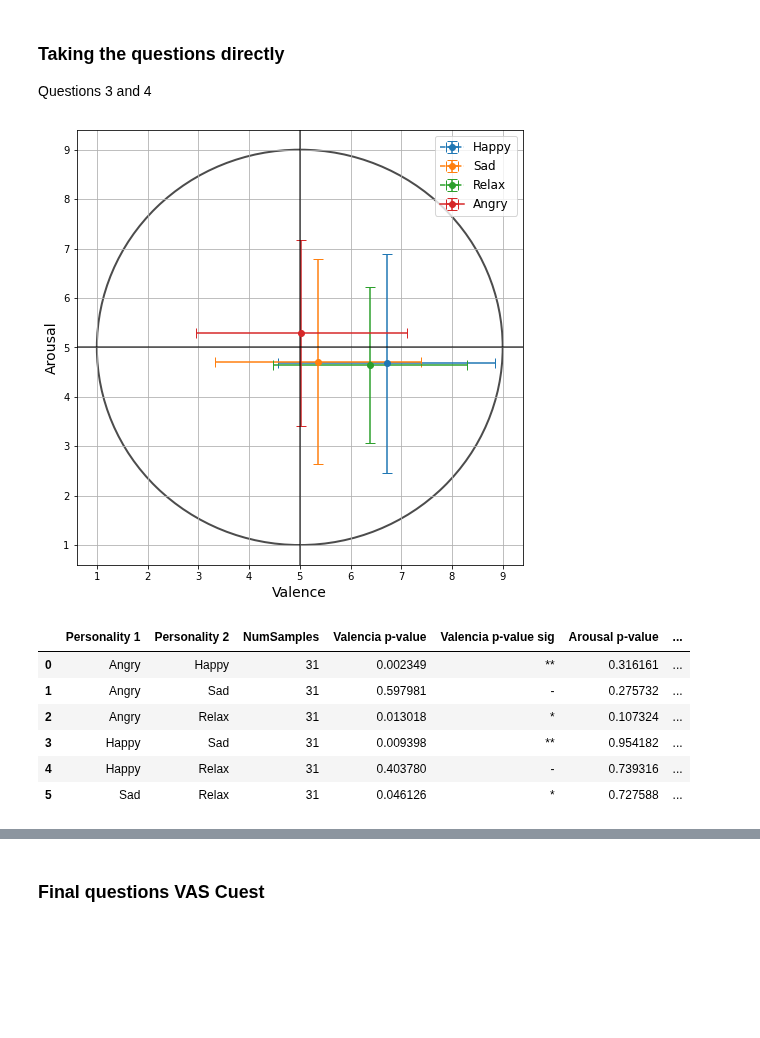
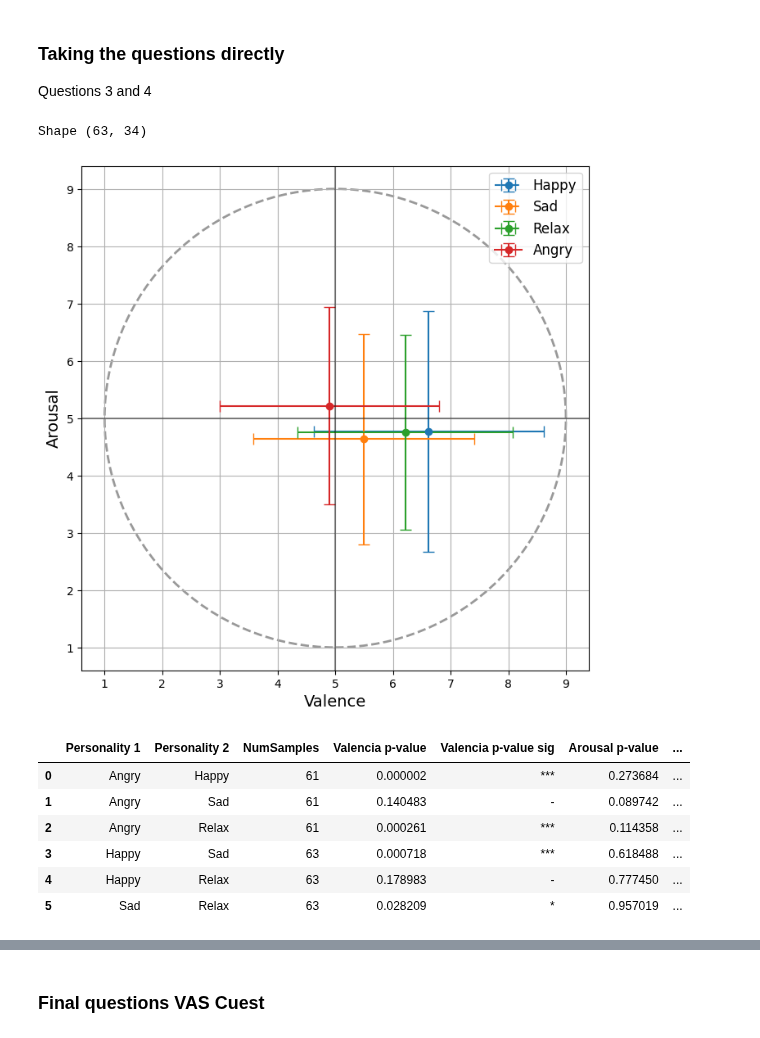
Before and after one commit to ASAPLableni/LableniBot, a Jupyter notebook: DataAnalysis/AnalysisQuest.ipynb, the cells around one changed output, grey strips where cells are left out. Cells and saved outputs as stored; diff of their text form; code cells hidden in the pictures; blank space fills up the shorter version.

```diff
--- a/DataAnalysis/AnalysisQuest.ipynb
+++ b/DataAnalysis/AnalysisQuest.ipynb
@@ -130,7 +127,7 @@ Index(['respondent_id', 'collector_id', 'date_created', 'date_modified',
 # %% [markdown]
 ### Demographic
 # %%
-df_demo = pd.read_csv("../Cuestionarios/CHATBOTs_Demografico.csv", skiprows=[1])
+df_demo = pd.read_excel("../Cuestionarios/CHATBOTs_Demografico.xlsx", skiprows=[1])
 print("Shape", df_demo.shape)
 print(df_demo.columns)
 # %% [output]
@@ -598,4 +627,4 @@ for i_pers, pers in enumerate(personality_cuest_list):
 # %% [markdown]
 ## PHQ-9
 # %%
-df_phq9 = pd.read_csv("../Cuestionarios/CHATBOTs_PHQ-9.csv", skiprows=[1])
+df_phq9 = pd.read_excel("../Cuestionarios/CHATBOTs_PHQ-9.xlsx", skiprows=[1])
@@ -608,4 +659,4 @@ cols_to_sum = [
 # %%
 df_phq9["TotalSum"] = np.nansum(df_phq9[cols_to_sum], axis=1)
 # %%
-phq9_th_depress = 5
+phq9_th_depress = 10
@@ -639,32 +739,39 @@ Num of subjects 34
 # Cuest Analysis
 # %%
 df_angry = pd.read_csv("../Cuestionarios/PostProcessedCuest/CuestAvatarAngry.csv")
-idx_clean = [i_us for i_us, us in enumerate(df_angry["Usuario"]) if "User" in us and us in subj_no_depress_list]
+idx_clean = [i_us for i_us, us in enumerate(df_angry["Usuario"]) if us in subj_no_depress_list]
+# idx_clean = [i_us for i_us, us in enumerate(df_angry["Usuario"])]
 df_angry = df_angry.loc[idx_clean]
 df_angry["Personality"] = "Angry"
+print("Angry shape", df_angry.shape)
 
 df_happy = pd.read_csv("../Cuestionarios/PostProcessedCuest/CuestAvatarHappy.csv")
-idx_clean = [i_us for i_us, us in enumerate(df_happy["Usuario"]) if "User" in us and us in subj_no_depress_list]
+idx_clean = [i_us for i_us, us in enumerate(df_happy["Usuario"]) if us in subj_no_depress_list]
+# idx_clean = [i_us for i_us, us in enumerate(df_angry["Usuario"])]
 df_happy = df_happy.loc[idx_clean]
 df_happy["Personality"] = "Happy"
 
 df_relax = pd.read_csv("../Cuestionarios/PostProcessedCuest/CuestAvatarRelax.csv")
-idx_clean = [i_us for i_us, us in enumerate(df_relax["Usuario"]) if "User" in us and us in subj_no_depress_list]
+idx_clean = [i_us for i_us, us in enumerate(df_relax["Usuario"]) if us in subj_no_depress_list]
+# idx_clean = [i_us for i_us, us in enumerate(df_angry["Usuario"])]
 df_relax = df_relax.loc[idx_clean]
 df_relax["Personality"] = "Relax"
 
 df_sad = pd.read_csv("../Cuestionarios/PostProcessedCuest/CuestAvatarSad.csv")
-idx_clean = [i_us for i_us, us in enumerate(df_sad["Usuario"]) if "User" in us and us in subj_no_depress_list]
+idx_clean = [i_us for i_us, us in enumerate(df_sad["Usuario"]) if us in subj_no_depress_list]
+# idx_clean = [i_us for i_us, us in enumerate(df_angry["Usuario"])]
 df_sad = df_sad.loc[idx_clean]
 df_sad["Personality"] = "Sad"
 
 df_neutral1 = pd.read_csv("../Cuestionarios/PostProcessedCuest/CuestAvatarN1.csv")
-idx_clean = [i_us for i_us, us in enumerate(df_sad["Usuario"]) if "User" in us and us in subj_no_depress_list]
+idx_clean = [i_us for i_us, us in enumerate(df_sad["Usuario"]) if us in subj_no_depress_list]
+# idx_clean = [i_us for i_us, us in enumerate(df_angry["Usuario"])]
 df_neutral1 = df_neutral1.loc[idx_clean]
 df_neutral1["Personality"] = "Neutral1"
 
 df_neutral2 = pd.read_csv("../Cuestionarios/PostProcessedCuest/CuestAvatarN2.csv")
-idx_clean = [i_us for i_us, us in enumerate(df_sad["Usuario"]) if "User" in us and us in subj_no_depress_list]
+idx_clean = [i_us for i_us, us in enumerate(df_sad["Usuario"]) if us in subj_no_depress_list]
+# idx_clean = [i_us for i_us, us in enumerate(df_angry["Usuario"])]
 df_neutral2 = df_neutral2.loc[idx_clean]
 df_neutral2["Personality"] = "Neutral2"
 
@@ -697,12 +832,16 @@ def rescale_feature(array, min_sc=-4, max_sc=4):
     num = max_sc * ( array-np.min(array) ) + min_sc * ( np.max(array) - array)
     den = np.max(array)-np.min(array)
     return num/den
+# %%
+print("Shape", df_happy.shape)
+# %% [output]
+Shape (63, 34)
 # %%
 # #######################
 # ### SAM for Subject ###
 # #######################
 
-circle2 = plt.Circle((5, 5), 4, color='black', fill=False, linewidth=2, alpha=0.7)
+circle2 = plt.Circle((5, 5), 4, color='black', fill=False, linewidth=2, alpha=0.4, linestyle="--")
 
 fig, ax = plt.subplots(figsize=(8, 8)) # note we must use plt.subplots, not plt.subplot
 # (or if you have an existing figure)
@@ -710,9 +849,9 @@ fig, ax = plt.subplots(figsize=(8, 8)) # note we must use plt.subplots, not plt.
 # ax = fig.gca()
 
 plt.errorbar((df_happy["Question3"]).mean(),
-             (df_happy["Question4"]).mean(),
+             (df_happy["Question4"].astype(np.int16)).mean(),
              xerr=(df_happy["Question3"]).std(),
-             yerr=(df_happy["Question4"]).std(),
+             yerr=(df_happy["Question4"].astype(np.int16)).std(),
              marker='o', capsize=5, linestyle="--", label="Happy")
 
 plt.errorbar((df_sad["Question3"]).mean(),
@@ -728,15 +867,15 @@ plt.errorbar((df_relax["Question3"]).mean(),
              marker='o', capsize=5, linestyle="--", label="Relax")
 
 plt.errorbar((df_angry["Question3"]).mean(),
-             (df_angry["Question4"]).mean(),
+             (df_angry["Question4"].astype(np.int16)).mean(),
              xerr=(df_angry["Question3"]).std(),
-             yerr=(df_angry["Question4"]).std(),
+             yerr=(df_angry["Question4"].astype(np.int16)).std(),
              marker='o', capsize=5, label="Angry")
 
 ax.add_patch(circle2)
 
-plt.axvline(5, c="black", alpha=0.7)
-plt.axhline(5, c="black", alpha=0.7)
+plt.axvline(5, c="black", alpha=0.4)
+plt.axhline(5, c="black", alpha=0.4)
 plt.grid()
 
 plt.legend(fontsize=12)
@@ -746,40 +885,40 @@ plt.ylabel("Arousal", fontsize=14)
 plt.savefig("Results/Images/SAMSubject.pdf", dpi=300, format="pdf")
 plt.show()
 
 personality_list = ["Angry", "Happy", "Sad", "Relax"]
 
 results_subject_list = []
 for i_p1, p1 in enumerate(personality_list[:-1]):
     for p2 in personality_list[(i_p1+1):]:
         # print("Personality", p1, p2)
 
         x1 = (df_all_cuest[df_all_cuest["Personality"] == p1]["Question3"]).dropna()
         x2 = (df_all_cuest[df_all_cuest["Personality"] == p2]["Question3"]).dropna()
 
         _, p_value_valencia = sp.stats.mannwhitneyu(x1, x2)
 
-        x1 = (df_all_cuest[df_all_cuest["Personality"] == p1]["Question4"]).dropna()
-        x2 = (df_all_cuest[df_all_cuest["Personality"] == p2]["Question4"]).dropna()
+        x1 = (df_all_cuest[df_all_cuest["Personality"] == p1]["Question4"]).dropna().astype(np.int16)
+        x2 = (df_all_cuest[df_all_cuest["Personality"] == p2]["Question4"]).dropna().astype(np.int16)
 
         _, p_value_arousal = sp.stats.mannwhitneyu(x1, x2)
 
         results_subject_list.append({
             "Personality 1": p1,
             "Personality 2": p2,
             "NumSamples": len(x1),
             "Valencia p-value": p_value_valencia,
             "Valencia p-value sig": aute.get_p_string(p_value_valencia),
             "Arousal p-value": p_value_arousal,
             "Arousal p-value sig": aute.get_p_string(p_value_arousal),
         })
 
 pd.DataFrame(results_subject_list)
 # %% [output]
-[figure, old version]
+[figure, new version]
 |  | Personality 1 | Personality 2 | NumSamples | Valencia p-value | Valencia p-value sig | Arousal p-value | ... |
-| 0 | Angry | Happy | 31 | 0.002349 | ** | 0.316161 | ... |
-| 1 | Angry | Sad | 31 | 0.597981 | - | 0.275732 | ... |
-| 2 | Angry | Relax | 31 | 0.013018 | * | 0.107324 | ... |
-| 3 | Happy | Sad | 31 | 0.009398 | ** | 0.954182 | ... |
-| 4 | Happy | Relax | 31 | 0.403780 | - | 0.739316 | ... |
-| 5 | Sad | Relax | 31 | 0.046126 | * | 0.727588 | ... |
+| 0 | Angry | Happy | 61 | 0.000002 | *** | 0.273684 | ... |
+| 1 | Angry | Sad | 61 | 0.140483 | - | 0.089742 | ... |
+| 2 | Angry | Relax | 61 | 0.000261 | *** | 0.114358 | ... |
+| 3 | Happy | Sad | 63 | 0.000718 | *** | 0.618488 | ... |
+| 4 | Happy | Relax | 63 | 0.178983 | - | 0.777450 | ... |
+| 5 | Sad | Relax | 63 | 0.028209 | * | 0.957019 | ... |
```
Also changed, not shown: parts of 37 cells of this notebook, 1 other file.
